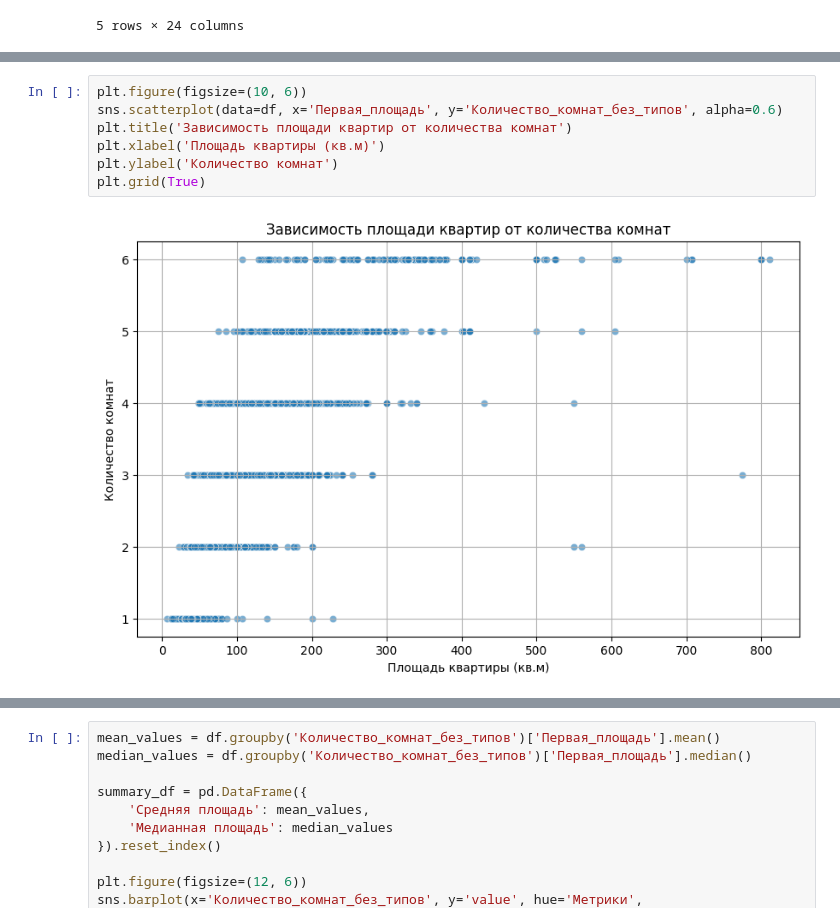
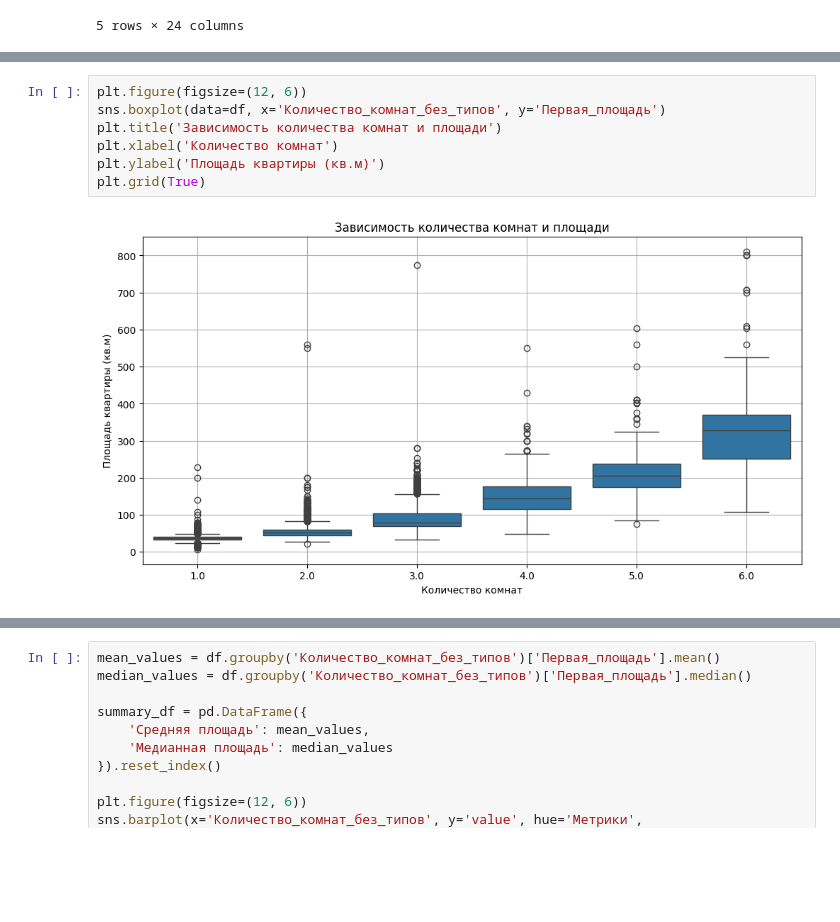
Before and after one commit to Frorxlam/Rent-data-project, a Jupyter notebook: EDA.ipynb, the cells around one changed output, grey strips where cells are left out. Saved outputs shown, nothing was run; the diff lists cells and outputs as text; blank space fills up the shorter version.

Commit message:
graphics

```diff
--- a/EDA.ipynb
+++ b/EDA.ipynb
@@ -45,9 +35,9 @@ df
 # %%
-plt.figure(figsize=(10, 6))
-sns.scatterplot(data=df, x='Первая_площадь', y='Количество_комнат_без_типов', alpha=0.6)
-plt.title('Зависимость площади квартир от количества комнат')
-plt.xlabel('Площадь квартиры (кв.м)')
-plt.ylabel('Количество комнат')
+plt.figure(figsize=(12, 6))
+sns.boxplot(data=df, x='Количество_комнат_без_типов', y='Первая_площадь')
+plt.title('Зависимость количества комнат и площади')
+plt.xlabel('Количество комнат')
+plt.ylabel('Площадь квартиры (кв.м)')
 plt.grid(True)
 # %% [output]
-[figure, old version]
+[figure, new version]
```
Also changed, not shown: parts of 9 cells of this notebook.
